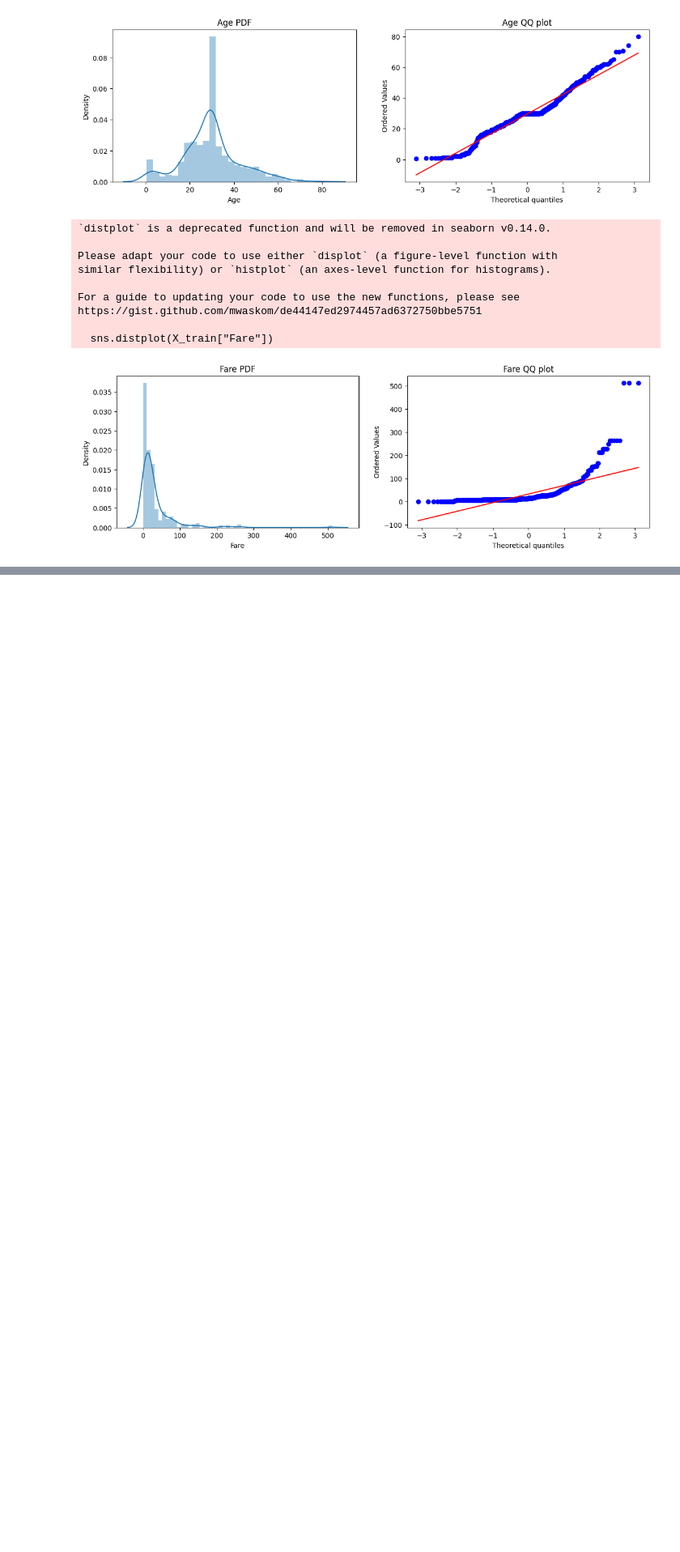
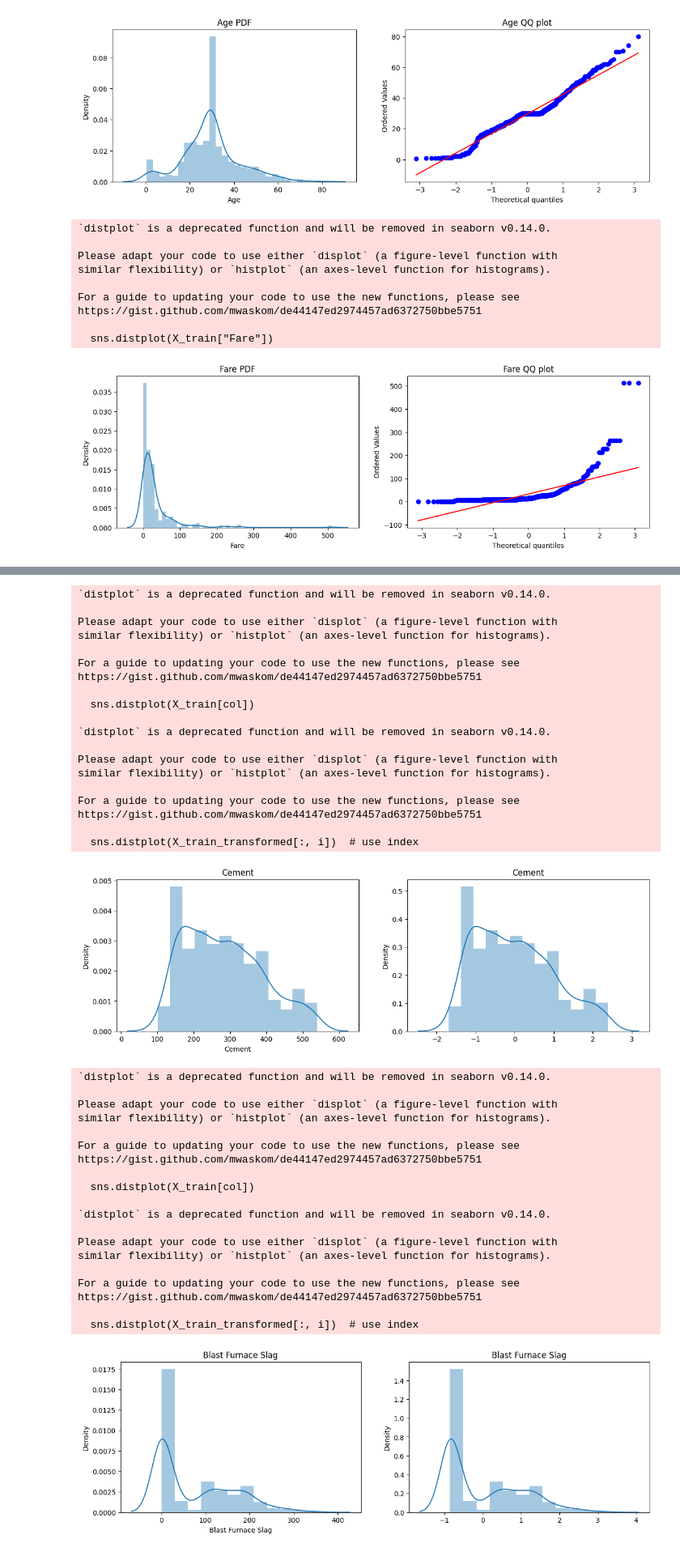
Before and after one commit to jannatferdoushi/ai-ml-practice, a Jupyter notebook: Functfr.ipynb, the cells around one changed output, grey strips where cells are left out. Shown at 81% size. Cells and saved outputs as stored; diff of their text form; code cells hidden in the pictures; blank space fills up the shorter version.

```diff
--- a/Functfr.ipynb
+++ b/Functfr.ipynb
@@ -123,0 +286,25 @@ import
+# %%
+from sklearn.model_selection import train_test_split
+from sklearn.linear_model import LinearRegression
+from sklearn.preprocessing import StandardScaler   # ✅ ADD THIS
+
+# STEP 1: split FIRST
+X_train, X_test, y_train, y_test = train_test_split(
+    X, y, test_size=0.2, random_state=42
+)
+
+# STEP 2: define transformer ✅
+transformer = StandardScaler()
+
+# transform AFTER split
+X_train_transformed = transformer.fit_transform(X_train)
+X_test_transformed = transformer.transform(X_test)
+
+# STEP 3: fix shape of y
+y_train = y_train.values.ravel()
+
+# STEP 4: train model
+lr = LinearRegression()
+lr.fit(X_train_transformed, y_train)
+
+y_pred2 = lr.predict(X_test_transformed)
@@ -123,0 +319,54 @@ import
+# %%
+for i, col in enumerate(X_train.columns):
+    plt.figure(figsize=(14,4))
+
+    plt.subplot(121)
+    sns.distplot(X_train[col])
+    plt.title(col)
+
+    plt.subplot(122)
+    sns.distplot(X_train_transformed[:, i])  # use index
+    plt.title(col)
+
+    plt.show()
+# %% [output]
+`distplot` is a deprecated function and will be removed in seaborn v0.14.0.
+
+Please adapt your code to use either `displot` (a figure-level function with
+similar flexibility) or `histplot` (an axes-level function for histograms).
+
+For a guide to updating your code to use the new functions, please see
+https://gist.github.com/mwaskom/de44147ed2974457ad6372750bbe5751
+
+  sns.distplot(X_train[col])
+
+`distplot` is a deprecated function and will be removed in seaborn v0.14.0.
+
+Please adapt your code to use either `displot` (a figure-level function with
+similar flexibility) or `histplot` (an axes-level function for histograms).
+
+For a guide to updating your code to use the new functions, please see
+https://gist.github.com/mwaskom/de44147ed2974457ad6372750bbe5751
+
+  sns.distplot(X_train_transformed[:, i])  # use index
+[figure, added]
+`distplot` is a deprecated function and will be removed in seaborn v0.14.0.
+
+Please adapt your code to use either `displot` (a figure-level function with
+similar flexibility) or `histplot` (an axes-level function for histograms).
+
+For a guide to updating your code to use the new functions, please see
+https://gist.github.com/mwaskom/de44147ed2974457ad6372750bbe5751
+
+  sns.distplot(X_train[col])
+
+`distplot` is a deprecated function and will be removed in seaborn v0.14.0.
+
+Please adapt your code to use either `displot` (a figure-level function with
+similar flexibility) or `histplot` (an axes-level function for histograms).
+
+For a guide to updating your code to use the new functions, please see
+https://gist.github.com/mwaskom/de44147ed2974457ad6372750bbe5751
+
+  sns.distplot(X_train_transformed[:, i])  # use index
+[figure, added]
```
Also changed, not shown: parts of 20 cells of this notebook, 14 other files.
